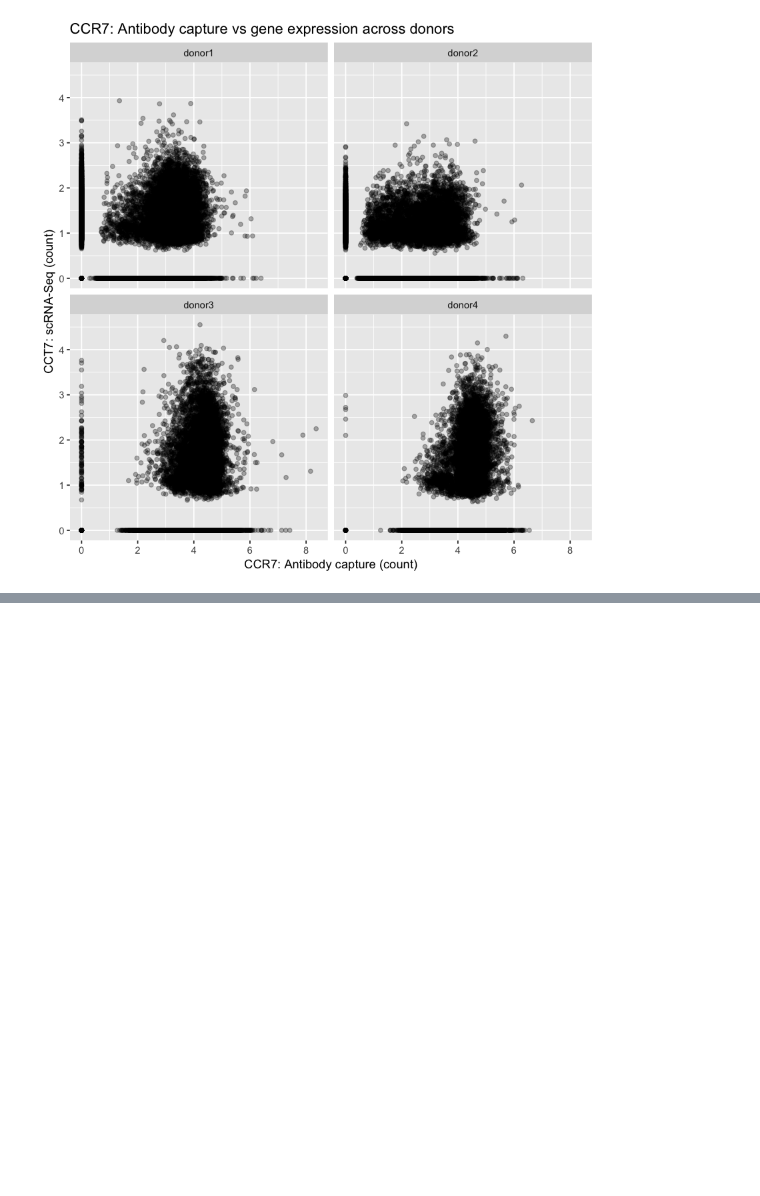
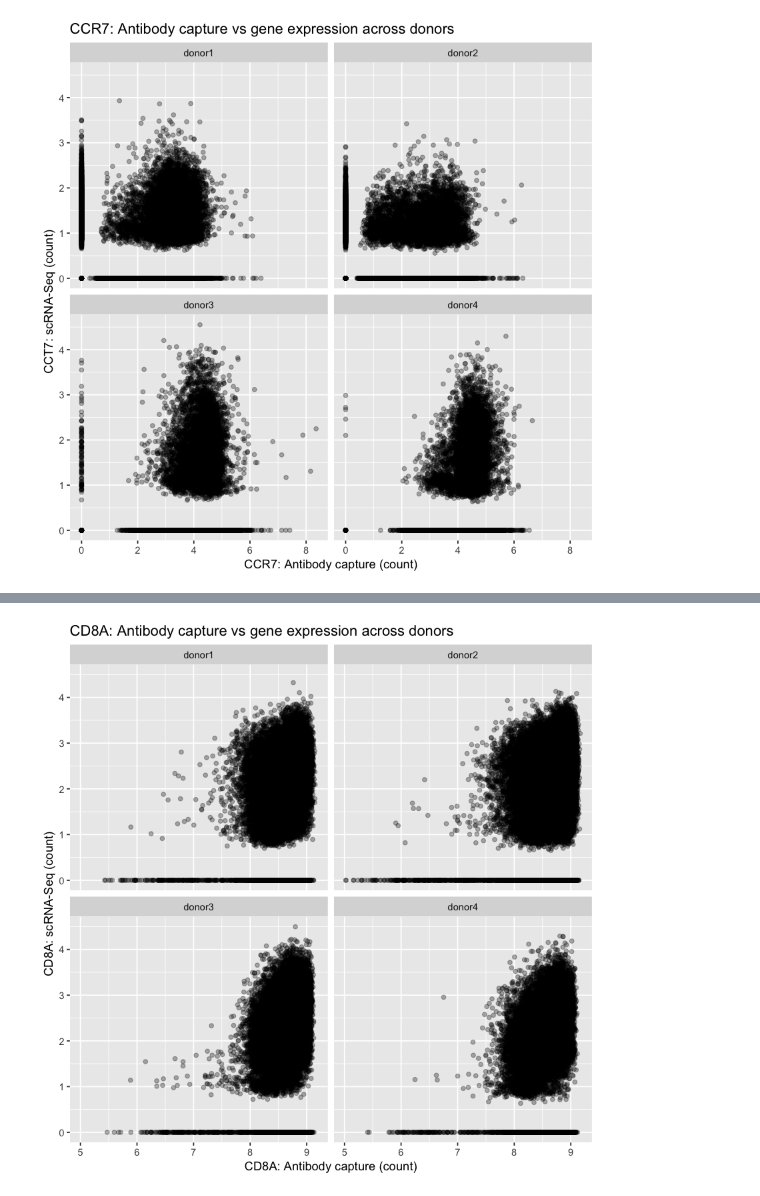
Before and after one commit to armish/10x-anwoei, a Jupyter notebook: analyses/Explore combined Antibody and GXE data.ipynb, the cells around one changed output, grey strips where cells are left out. Cells and saved outputs as stored; diff of their text form; code cells hidden in the pictures; blank space fills up the shorter version.

```diff
--- a/analyses/Explore combined Antibody and GXE data.ipynb
+++ b/analyses/Explore combined Antibody and GXE data.ipynb
@@ -89,0 +125,4 @@ labs(
+# %%
+plotGene('CD8A', 'CD8a')
+# %% [output]
+[figure, added]
```
Also changed, not shown: parts of 4 cells of this notebook.
